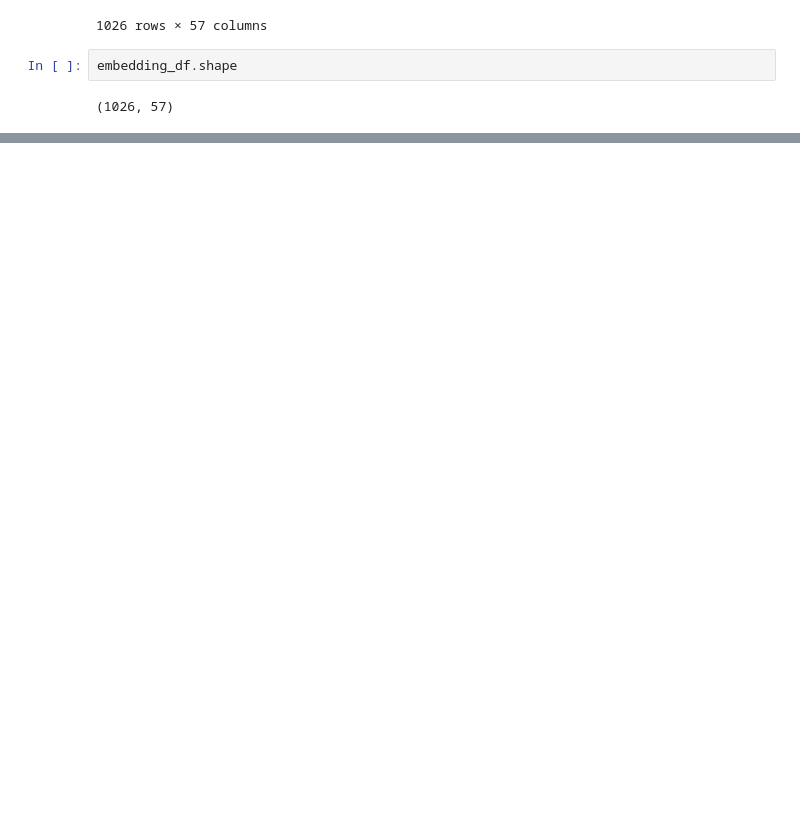
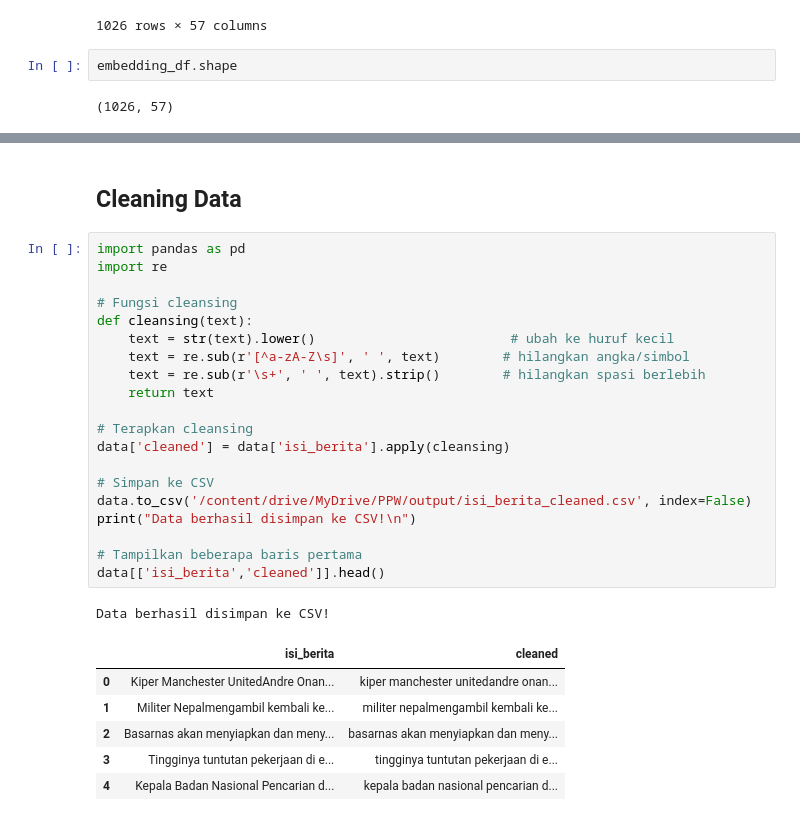
Before and after one commit to ahyaac/PPW, a Jupyter notebook: _sources/tugass/tugas5_cbow&tf-idf.ipynb, the cells around one changed output, grey strips where cells are left out. Saved outputs shown, nothing was run; the diff lists cells and outputs as text; blank space fills up the shorter version.

```diff
--- a/_sources/tugass/tugas5_cbow&tf-idf.ipynb
+++ b/_sources/tugass/tugas5_cbow&tf-idf.ipynb
@@ -383,0 +458,30 @@ embedding_df.shape
+# %% [markdown]
+## **Cleaning Data**
+# %%
+import pandas as pd
+import re
+
+# Fungsi cleansing
+def cleansing(text):
+    text = str(text).lower()                         # ubah ke huruf kecil
+    text = re.sub(r'[^a-zA-Z\s]', ' ', text)        # hilangkan angka/simbol
+    text = re.sub(r'\s+', ' ', text).strip()        # hilangkan spasi berlebih
+    return text
+
+# Terapkan cleansing
+data['cleaned'] = data['isi_berita'].apply(cleansing)
+
+# Simpan ke CSV
+data.to_csv('/content/drive/MyDrive/PPW/output/isi_berita_cleaned.csv', index=False)
+print("Data berhasil disimpan ke CSV!\n")
+
+# Tampilkan beberapa baris pertama
+data[['isi_berita','cleaned']].head()
+# %% [output]
+Data berhasil disimpan ke CSV!
+|  | isi_berita | cleaned |
+| 0 | Kiper Manchester UnitedAndre Onan... | kiper manchester unitedandre onan... |
+| 1 | Militer Nepalmengambil kembali ke... | militer nepalmengambil kembali ke... |
+| 2 | Basarnas akan menyiapkan dan meny... | basarnas akan menyiapkan dan meny... |
+| 3 | Tingginya tuntutan pekerjaan di e... | tingginya tuntutan pekerjaan di e... |
+| 4 | Kepala Badan Nasional Pencarian d... | kepala badan nasional pencarian d... |
```
Also changed, not shown: parts of 34 cells of this notebook, 7 other files.
